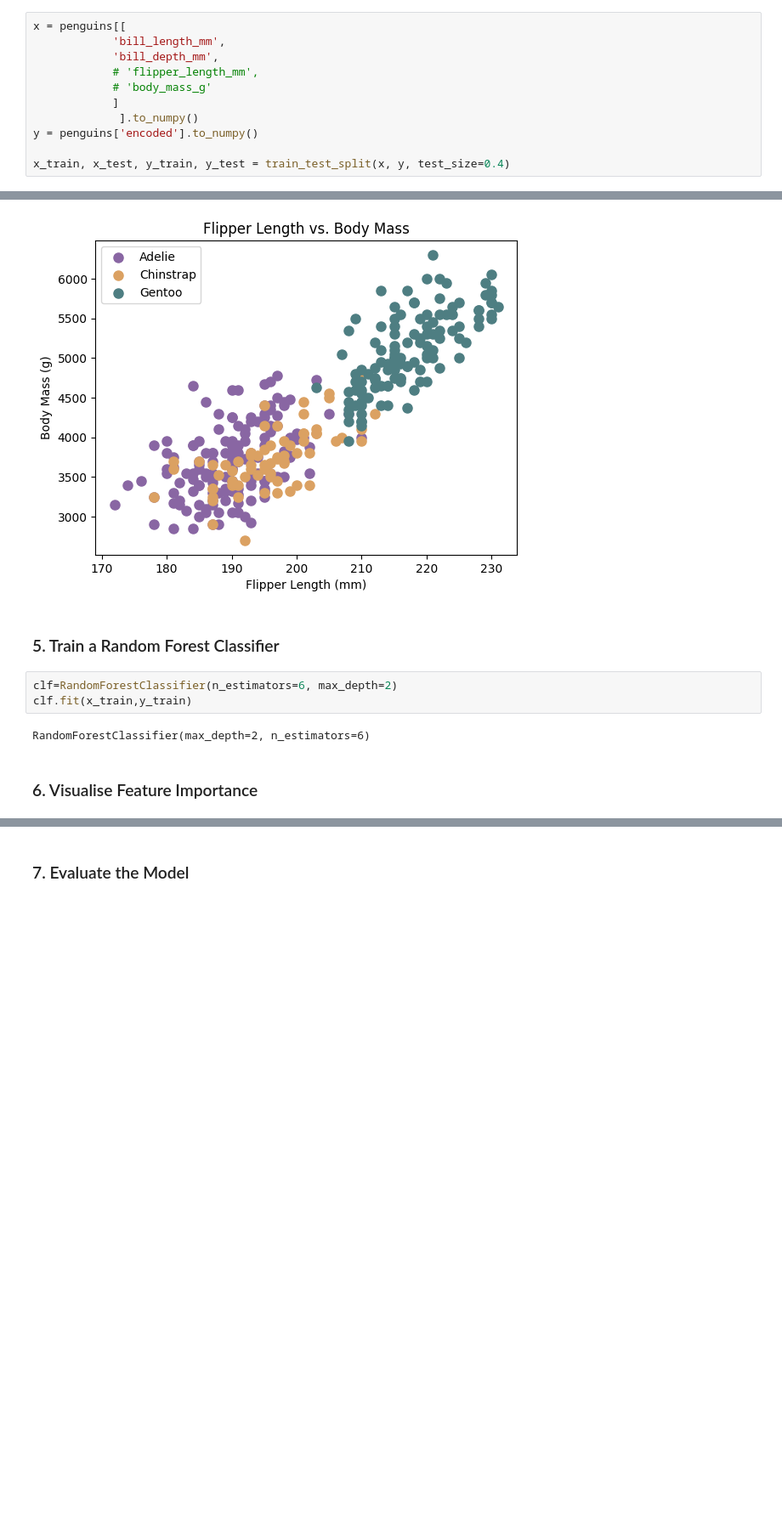
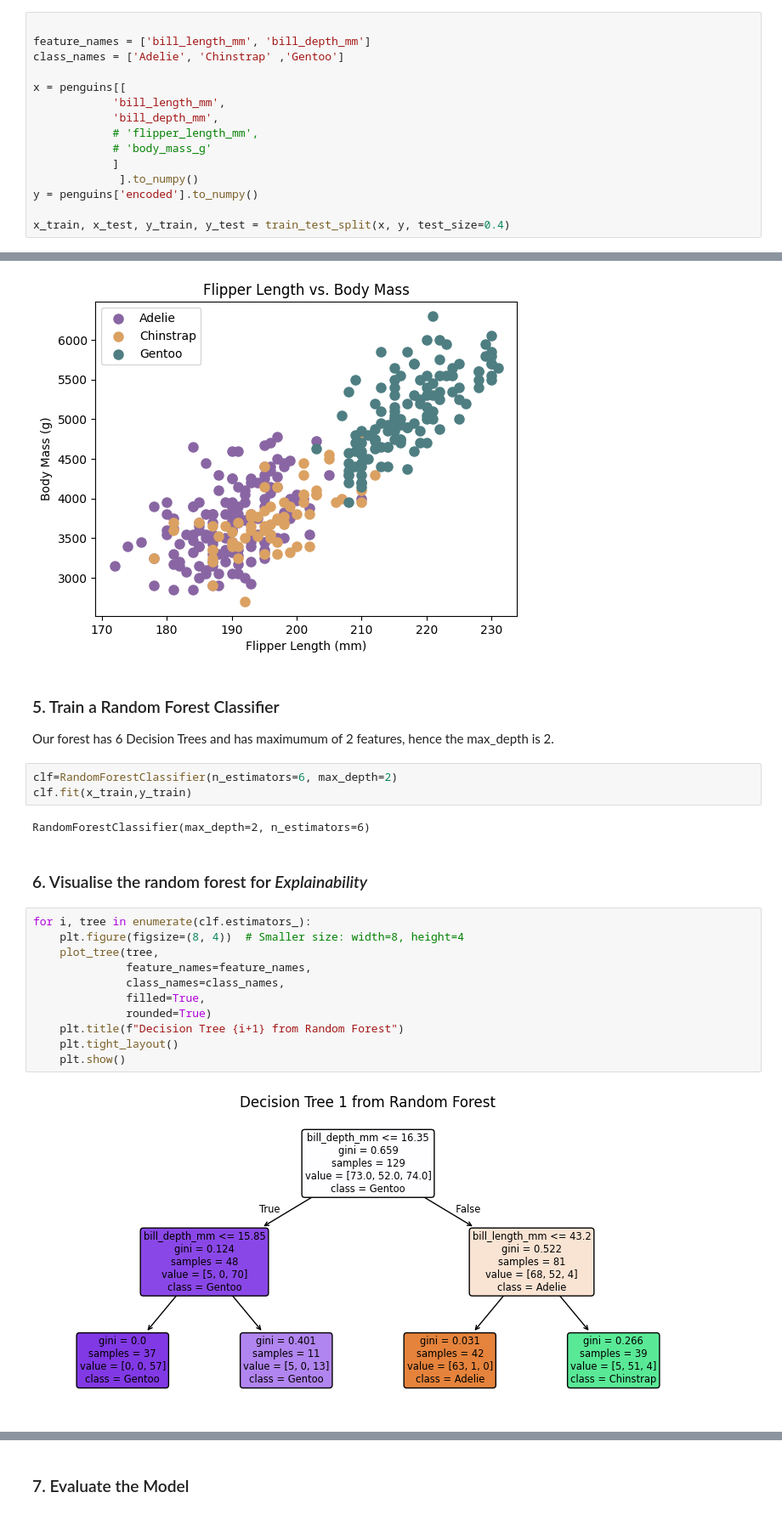
Before and after one commit to Cambridge-ICCS/DecisionTrees_SummerSchool25, a Jupyter notebook: DT_Classification.ipynb, the cells around one changed output, grey strips where cells are left out. Shown at 85% size. Drawn from its saved outputs; the diff is of its cells as text; blank space fills up the shorter version.

Commit message:
Added forest visualisation for Explainability

```diff
--- a/DT_Classification.ipynb
+++ b/DT_Classification.ipynb
@@ -32,6 +33,10 @@ colours = {'Adelie':'#8966a3','Chinstrap':'#dba162','Gentoo':'#4e7e82',}
 # %% [markdown]
 ### 3. Feature Selection and Train-Test Split
 # %%
+
+feature_names = ['bill_length_mm', 'bill_depth_mm']
+class_names = ['Adelie', 'Chinstrap' ,'Gentoo']
+
 x = penguins[[
             'bill_length_mm',
             'bill_depth_mm',
@@ -76,10 +81,24 @@ plt.show()
 [figure]
 # %% [markdown]
 ### 5. Train a Random Forest Classifier
+Our forest has 6 Decision Trees and has maximumum of 2 features, hence the max_depth is 2.
 # %%
 clf=RandomForestClassifier(n_estimators=6, max_depth=2)
 clf.fit(x_train,y_train)
 # %% [output]
 RandomForestClassifier(max_depth=2, n_estimators=6)
 # %% [markdown]
-### 6. Visualise Feature Importance
+### 6. Visualise the random forest for *Explainability*
+# %%
+for i, tree in enumerate(clf.estimators_):
+    plt.figure(figsize=(8, 4))  # Smaller size: width=8, height=4
+    plot_tree(tree,
+              feature_names=feature_names,
+              class_names=class_names,
+              filled=True,
+              rounded=True)
+    plt.title(f"Decision Tree {i+1} from Random Forest")
+    plt.tight_layout()
+    plt.show()
+# %% [output]
+[figure, added]
```
Also changed, not shown: parts of 5 cells of this notebook.
